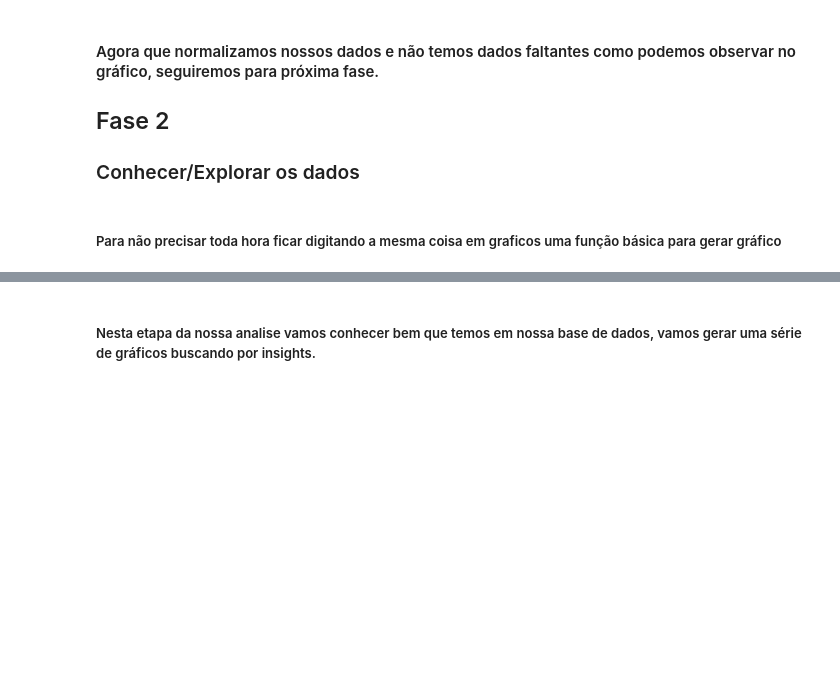
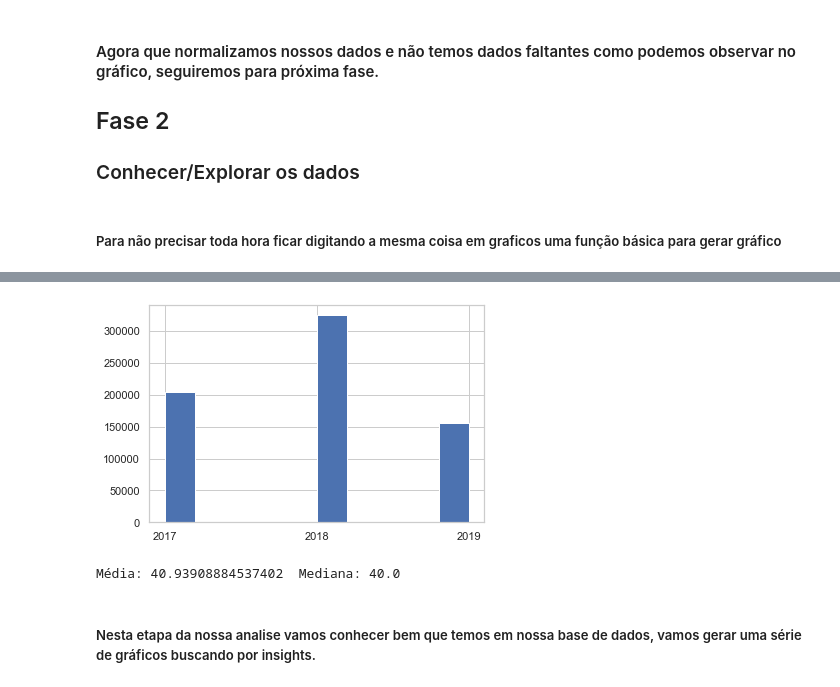
Before and after one commit to vitorioluis/Machine-Learning, a Jupyter notebook: Estudo de acidentes de Trânsito/Acidentes de Trânsito.ipynb, the cells around one changed output, grey strips where cells are left out. Drawn from its saved outputs; the diff is of its cells as text; code cells hidden in the pictures; blank space fills up the shorter version.

```diff
--- a/Estudo de acidentes de Trânsito/Acidentes de Trânsito.ipynb
+++ b/Estudo de acidentes de Trânsito/Acidentes de Trânsito.ipynb
@@ -175,6 +203,12 @@ df_acidentes['km'] = df_acidentes['km'].astype(float)
 
 # aplica a média do km nos campos vazios
 df_acidentes['km'].fillna((df_acidentes['km'].mean(skipna=True)),inplace=True)
+
+# criando grupos de faixa etária
+df_acidentes['faixa_etaria']=df_acidentes['idade'].apply(faixa_etaria)
+
+# criar coluna ano
+df_acidentes['ano']=df_acidentes['data_inversa'].apply(lambda x: x[0:4])
 # %%
 grafico_dados_faltantes();
 # %% [output]
@@ -243,3 +257,13 @@ def gerar_grafico_padrao(campo, largura=10, altura=14, df = df_acidentes,titulo=
+# %%
+df_acidentes['ano'].hist();
+# %% [output]
+[figure, added]
+# %%
+media_idade = df_acidentes['idade'].mean()
+mediana_idade = df_acidentes['idade'].median()
+print('Média:',media_idade,' Mediana:',mediana_idade)
+# %% [output]
+Média: 40.93908884537402  Mediana: 40.0
 # %% [markdown]
 ##### Nesta etapa da nossa analise vamos conhecer bem que temos em nossa base de dados, vamos gerar uma série de gráficos buscando por insights.
 # %%
```
Also changed, not shown: parts of 25 cells of this notebook, 5 other files.
